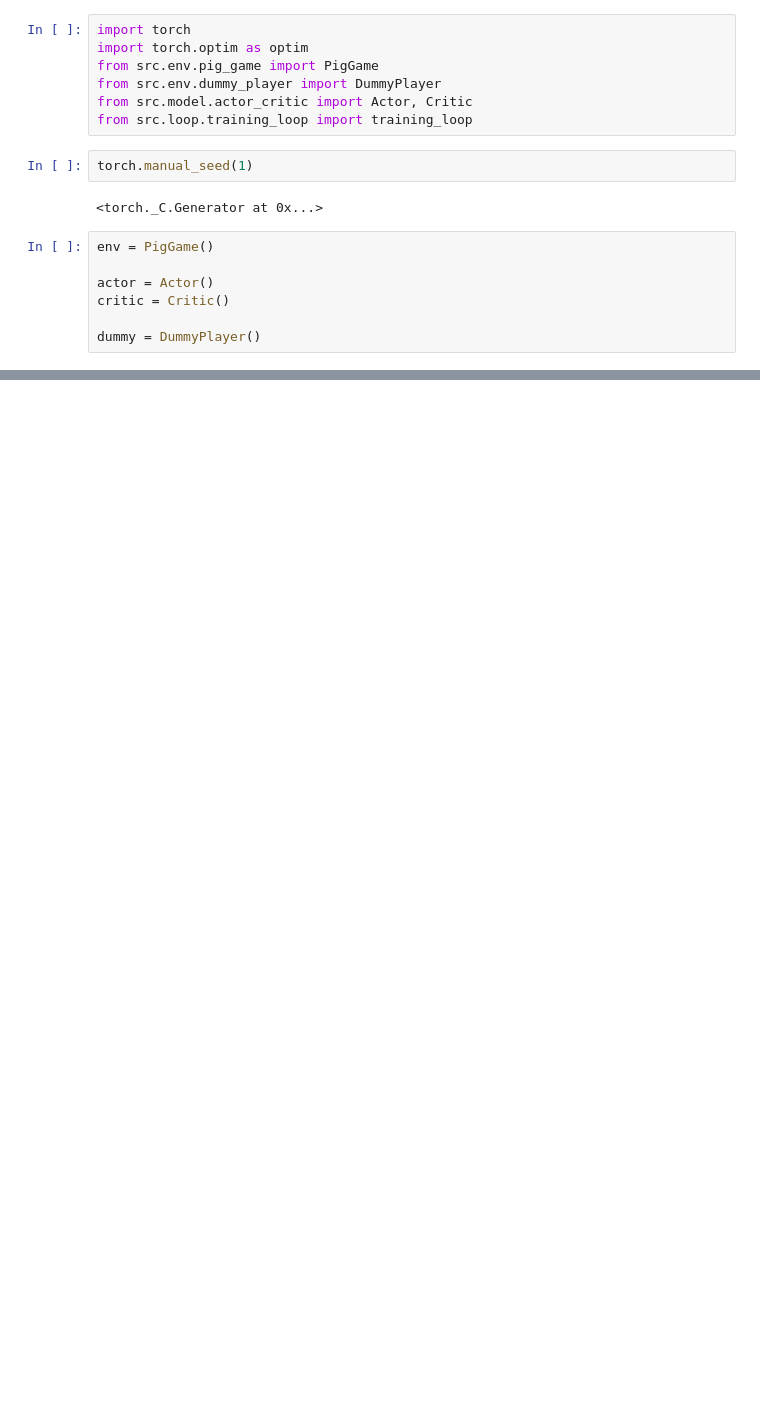
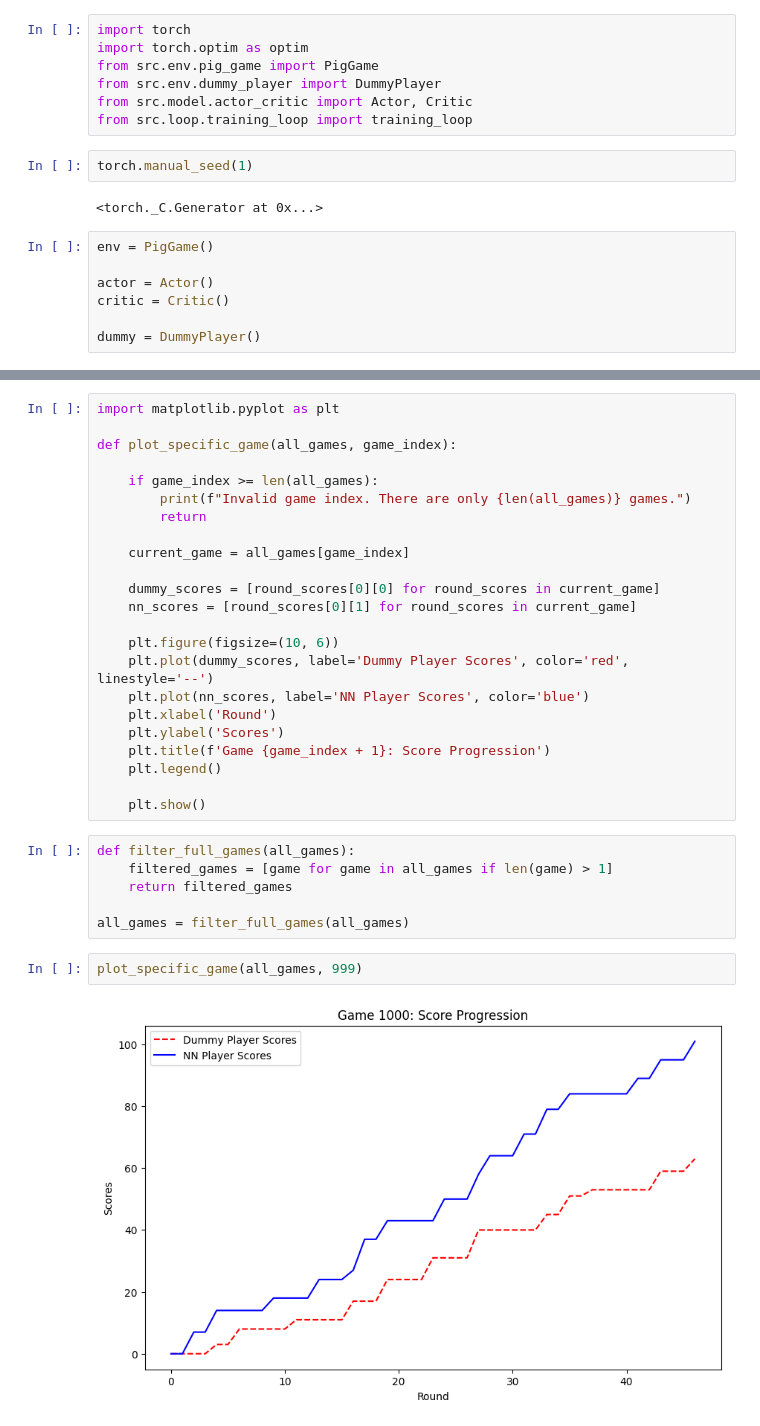
Before and after one commit to LeweLotki/PigGame, a Jupyter notebook: PigGame.ipynb, the cells around one changed output, grey strips where cells are left out. Saved outputs shown, nothing was run; the diff lists cells and outputs as text; blank space fills up the shorter version.

```diff
--- a/PigGame.ipynb
+++ b/PigGame.ipynb
@@ -157,0 +163,33 @@ plt.plot(critic_loss)
+# %%
+import matplotlib.pyplot as plt
+
+def plot_specific_game(all_games, game_index):
+
+    if game_index >= len(all_games):
+        print(f"Invalid game index. There are only {len(all_games)} games.")
+        return
+
+    current_game = all_games[game_index]
+
+    dummy_scores = [round_scores[0][0] for round_scores in current_game]
+    nn_scores = [round_scores[0][1] for round_scores in current_game]
+
+    plt.figure(figsize=(10, 6))
+    plt.plot(dummy_scores, label='Dummy Player Scores', color='red', linestyle='--')
+    plt.plot(nn_scores, label='NN Player Scores', color='blue')
+    plt.xlabel('Round')
+    plt.ylabel('Scores')
+    plt.title(f'Game {game_index + 1}: Score Progression')
+    plt.legend()
+
+    plt.show()
+# %%
+def filter_full_games(all_games):
+    filtered_games = [game for game in all_games if len(game) > 1]
+    return filtered_games
+
+all_games = filter_full_games(all_games)
+# %%
+plot_specific_game(all_games, 999)
+# %% [output]
+[figure, added]
```
Also changed, not shown: parts of 11 cells of this notebook, 1 other file.
